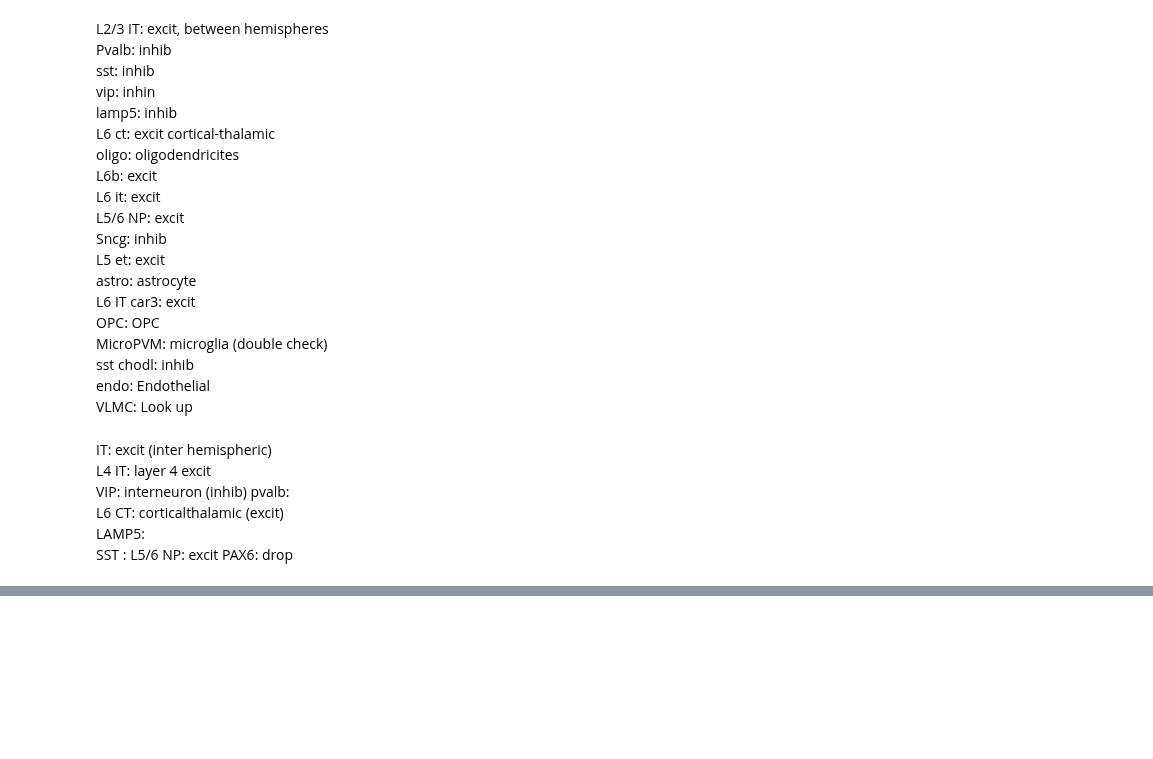
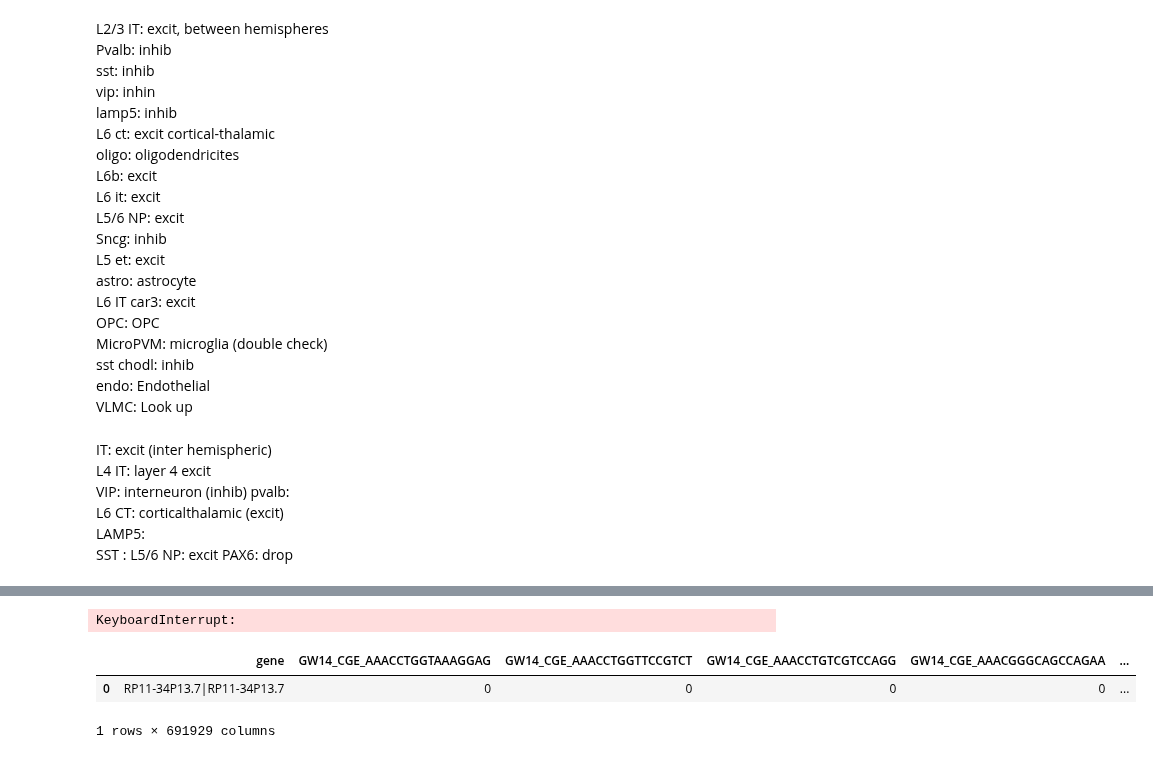
Before and after one commit to jlehrer1/comparative-organoids, a Jupyter notebook: notebooks/external_data_exploration_01.ipynb, the cells around one changed output, grey strips where cells are left out. Cells and saved outputs as stored; diff of their text form; code cells hidden in the pictures; blank space fills up the shorter version.

```diff
--- a/notebooks/external_data_exploration_01.ipynb
+++ b/notebooks/external_data_exploration_01.ipynb
@@ -408,0 +304,16 @@ dtype: int64
+# %%
+import dask.dataframe as dd
+
+data1 = dd.read_csv('../data/processed/primary.csv', assume_missing=True)
+data2 = dd.read_csv('../data/external/Whole Brain Bhaduri Matrix.tsv', sep='\t', assume_missing=True, sample=100000000)
+data3 = dd.read_csv('../data/external/')
+# %% [output]
+KeyboardInterrupt:
+# %%
+test = pd.read_csv('../data/external/Whole Brain Bhaduri Matrix.tsv', sep='\t', nrows=1)
+# %%
+test
+# %% [output]
+|  | gene | GW14_CGE_AAACCTGGTAAAGGAG | GW14_CGE_AAACCTGGTTCCGTCT | GW14_CGE_AAACCTGTCGTCCAGG | GW14_CGE_AAACGGGCAGCCAGAA | ... |
+| 0 | RP11-34P13.7|RP11-34P13.7 | 0 | 0 | 0 | 0 | ... |
+1 rows × 691929 columns
```
Also changed, not shown: parts of 27 cells of this notebook, 2 other files.
